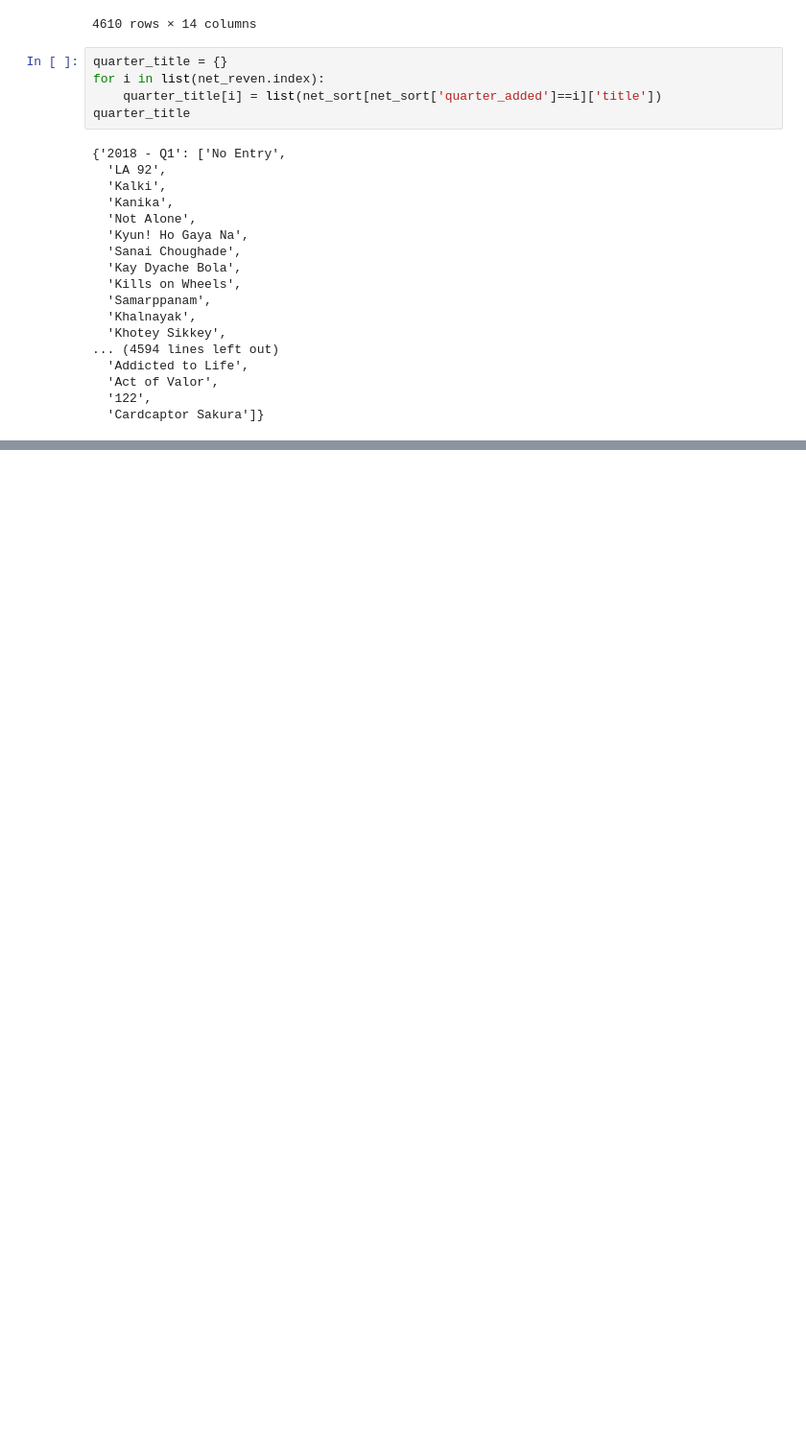
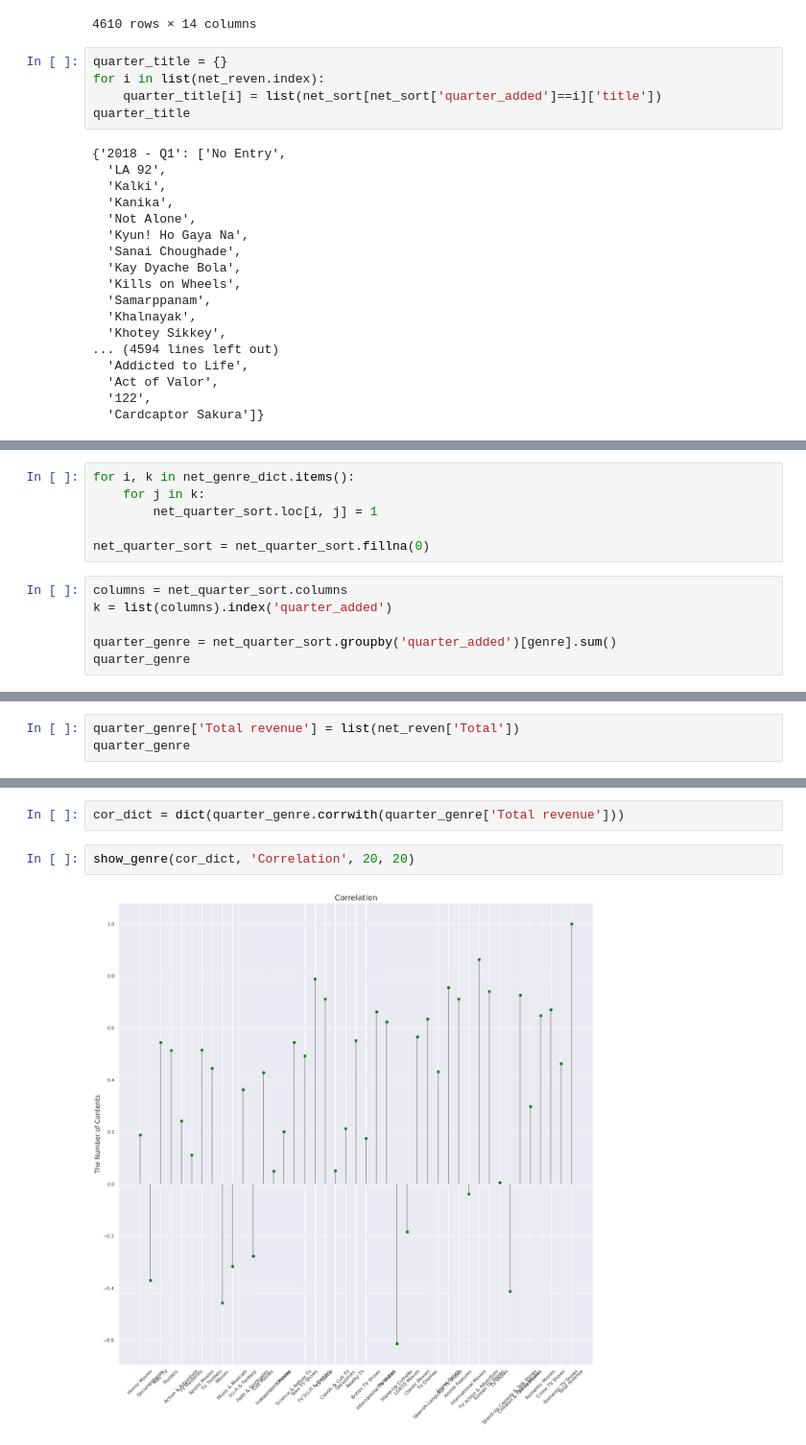
Before and after one commit to Yeyeong99/Aiffel_Datathon, a Jupyter notebook: 4 ott basic eda 1.ipynb, the cells around one changed output, grey strips where cells are left out. Shown at 96% size. Drawn from its saved outputs; the diff is of its cells as text; blank space fills up the shorter version.

```diff
--- a/4 ott basic eda 1.ipynb
+++ b/4 ott basic eda 1.ipynb
@@ -1125,0 +1108,12 @@ net_reven
+# %%
+for i, k in net_genre_dict.items():
+    for j in k:
+        net_quarter_sort.loc[i, j] = 1
+
+net_quarter_sort = net_quarter_sort.fillna(0)
+# %%
+columns = net_quarter_sort.columns
+k = list(columns).index('quarter_added')
+
+quarter_genre = net_quarter_sort.groupby('quarter_added')[genre].sum()
+quarter_genre
@@ -1125,0 +1134,3 @@ net_reven
+# %%
+quarter_genre['Total revenue'] = list(net_reven['Total'])
+quarter_genre
@@ -1125,0 +1171,6 @@ net_reven
+# %%
+cor_dict = dict(quarter_genre.corrwith(quarter_genre['Total revenue']))
+# %%
+show_genre(cor_dict, 'Correlation', 20, 20)
+# %% [output]
+[figure, added]
```
Also changed, not shown: parts of 10 cells of this notebook.
